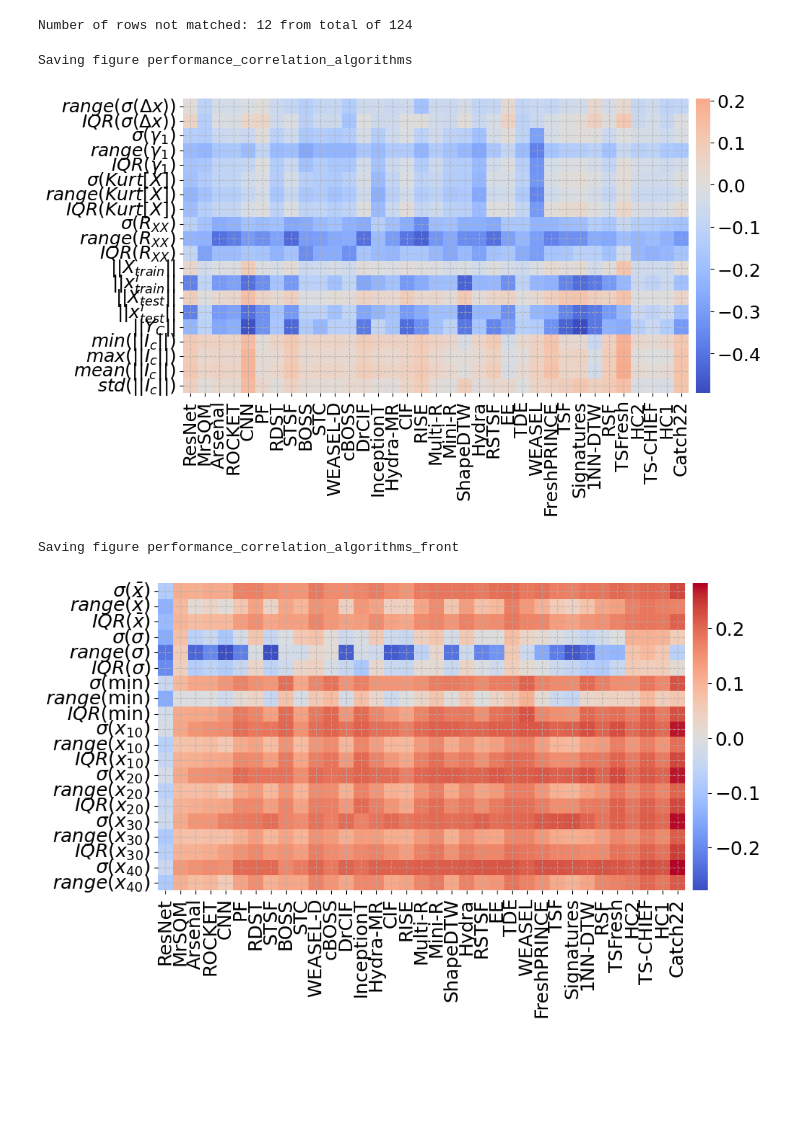
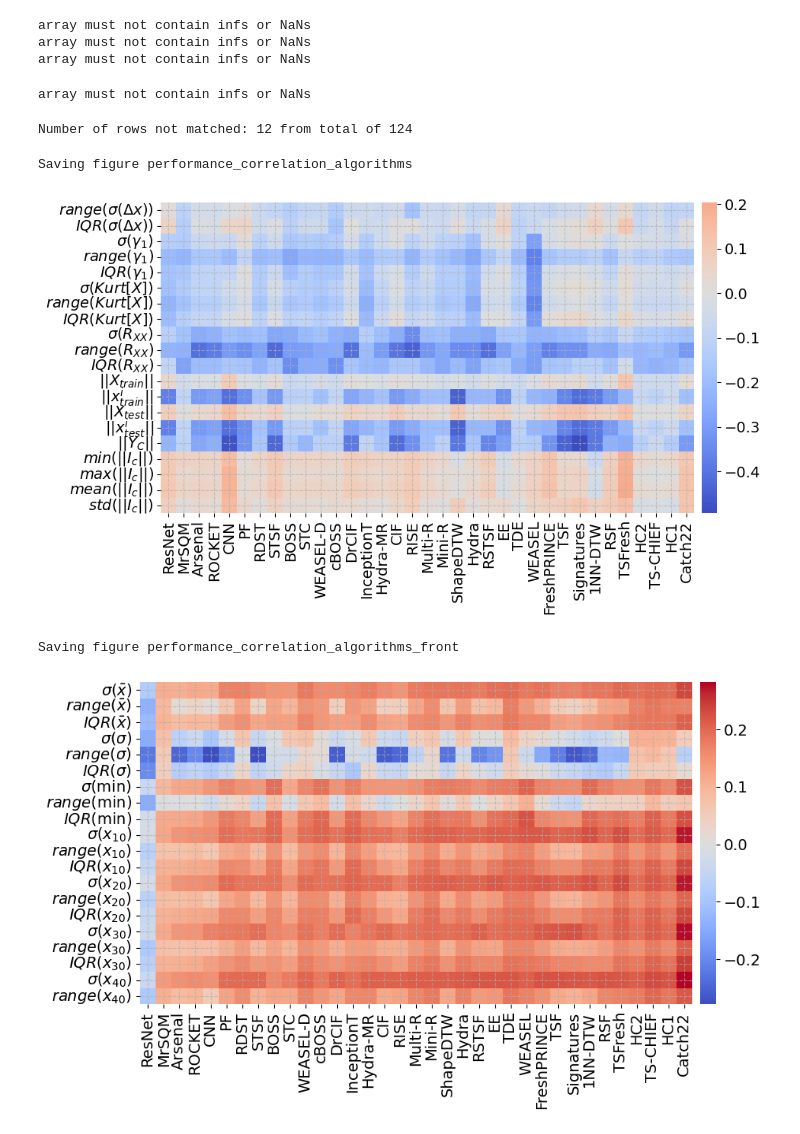
Before and after one commit to LarsBoecking/time_series_fingerprint, a Jupyter notebook: notebooks/d_data_centric_correlation.ipynb, the cells around one changed output. Cells and saved outputs as stored; diff of their text form; code cells hidden in the pictures; blank space fills up the shorter version.

```diff
--- a/notebooks/d_data_centric_correlation.ipynb
+++ b/notebooks/d_data_centric_correlation.ipynb
@@ -21,13 +20,13 @@ fig_saver = NotebookFigureSaver(CHAPTER_ID)
 # %%
 # get the characteristic statistics on all data sets
 normalized_data_set_characteristics = _get_all_data_set_characteristics(
-    multivariate=False, number_data_sets=None, normalize_each_characteristic=True
+    number_data_sets=None, normalize_each_characteristic=True
 )
 X = pd.DataFrame(normalized_data_set_characteristics)
 
 # get the mean performance of all algorithms on all data sets
 algorithm_data_set_performance = _all_algorithms_all_datasets_performance(
-    performance_of_interest="$\\hat{\\mu}$", multivariate=False
+    performance_of_interest="$\\hat{\\mu}$"
 )
 Y = pd.DataFrame(algorithm_data_set_performance).T
 
@@ -51,9 +50,12 @@ for applied_algorithm in Y.columns:
 # combine all correlation arrays of algorithm performance vs. embeddings
 visual_frame = pd.concat(correlation_frames, axis=0)
 # %% [output]
-Number of rows not matched: 12 from total of 124
+array must not contain infs or NaNs
+array must not contain infs or NaNs
+array must not contain infs or NaNs
+array must not contain infs or NaNs
+Number of rows not matched: 12 from total of 124
 # %%
-# Visualize the correlation matrix
 visual_frame_subset = pd.concat([visual_frame, visual_frame.max(axis=1)], axis=1).sort_values(0).drop(columns=0)
 # remove the _ACC string from the algorithm performance index
 algorithm_names = [
@@ -75,11 +77,10 @@ sns.heatmap(
 )
 
 cbar = ax.collections[0].colorbar
-cbar.ax.tick_params(labelsize=18)
+cbar.ax.tick_params(labelsize=14)
 
-# ax.set_ylabel("Data set level embedding $h(.)$", fontsize=18)  # Set the y-axis label
-ax.tick_params(axis="x",labelsize=18)
-ax.tick_params(axis="y", labelsize=18)
+ax.tick_params(axis="x",labelsize=14)
+ax.tick_params(axis="y", labelsize=14)
 ax.grid(visible=True, linestyle="--", alpha=0.7)
 plt.subplots_adjust(hspace=.5, wspace=0.05, left=0.2, right=.9, bottom=0.3, top=.98)
 
@@ -87,40 +88,38 @@ fig_saver.save_fig(f"performance_correlation_algorithms")
 plt.show()
 # %% [output]
 Saving figure performance_correlation_algorithms
-[figure, old version]
+[figure, new version]
 # %%
-# Visualize the correlation matrix
 visual_frame_subset = pd.concat([visual_frame, visual_frame.max(axis=1)], axis=1).sort_values(0).drop(columns=0)
 # remove the _ACC string from the algorithm performance index
 algorithm_names = [
     algorithm_name.replace("_ACC", "") if algorithm_name.endswith("_ACC") else algorithm_name
     for algorithm_name in visual_frame_subset.index
 ]
 
 fig, ax = plt.subplots(1, 1, figsize=(10, 6), sharex=False, sharey=False)
 cbar_ax = fig.add_axes([.91, 0.3, 0.02, .68])
 
 sns.heatmap(
     visual_frame_subset.T.iloc[:20,:],
     annot=False,
     xticklabels=algorithm_names,
     ax=ax,
     cbar_ax=cbar_ax,
     center=0,
     cmap="coolwarm",
 )
 
 cbar = ax.collections[0].colorbar
-cbar.ax.tick_params(labelsize=18)
+cbar.ax.tick_params(labelsize=14)
 
-# ax.set_ylabel("Data set level embedding $h(.)$", fontsize=18)  # Set the y-axis label
-ax.tick_params(axis="x",labelsize=18)
-ax.tick_params(axis="y", labelsize=18)
+ax.tick_params(axis="x",labelsize=14)
+ax.tick_params(axis="y", labelsize=14)
 ax.grid(visible=True, linestyle="--", alpha=0.7)
 plt.subplots_adjust(hspace=.5, wspace=0.05, left=0.2, right=.9, bottom=0.3, top=.98)
 
 fig_saver.save_fig(f"performance_correlation_algorithms_front")
 plt.show()
 # %% [output]
 Saving figure performance_correlation_algorithms_front
-[figure, old version]
+[figure, new version]
```
Also changed, not shown: parts of 1 cell of this notebook, 22 other files.
